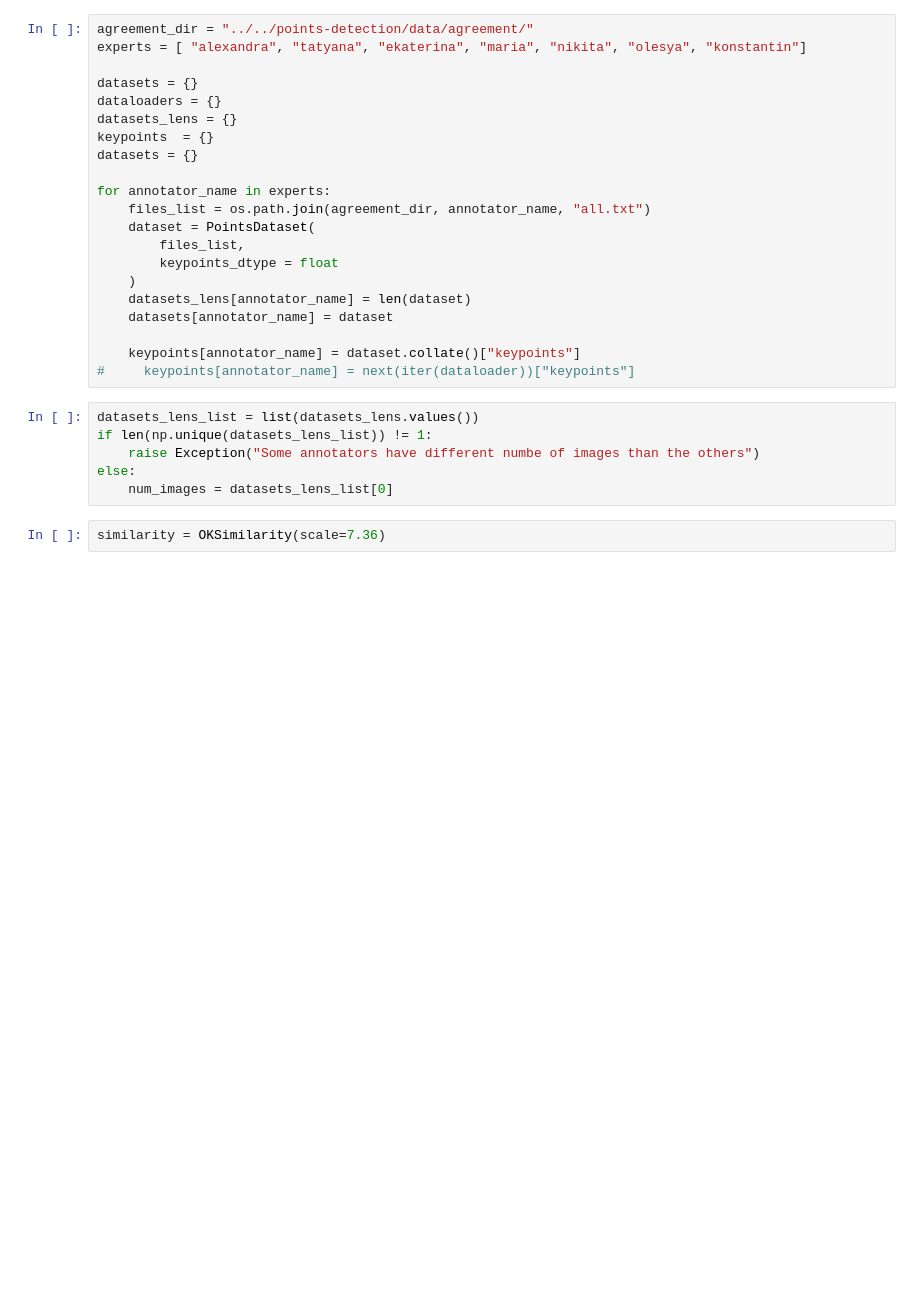
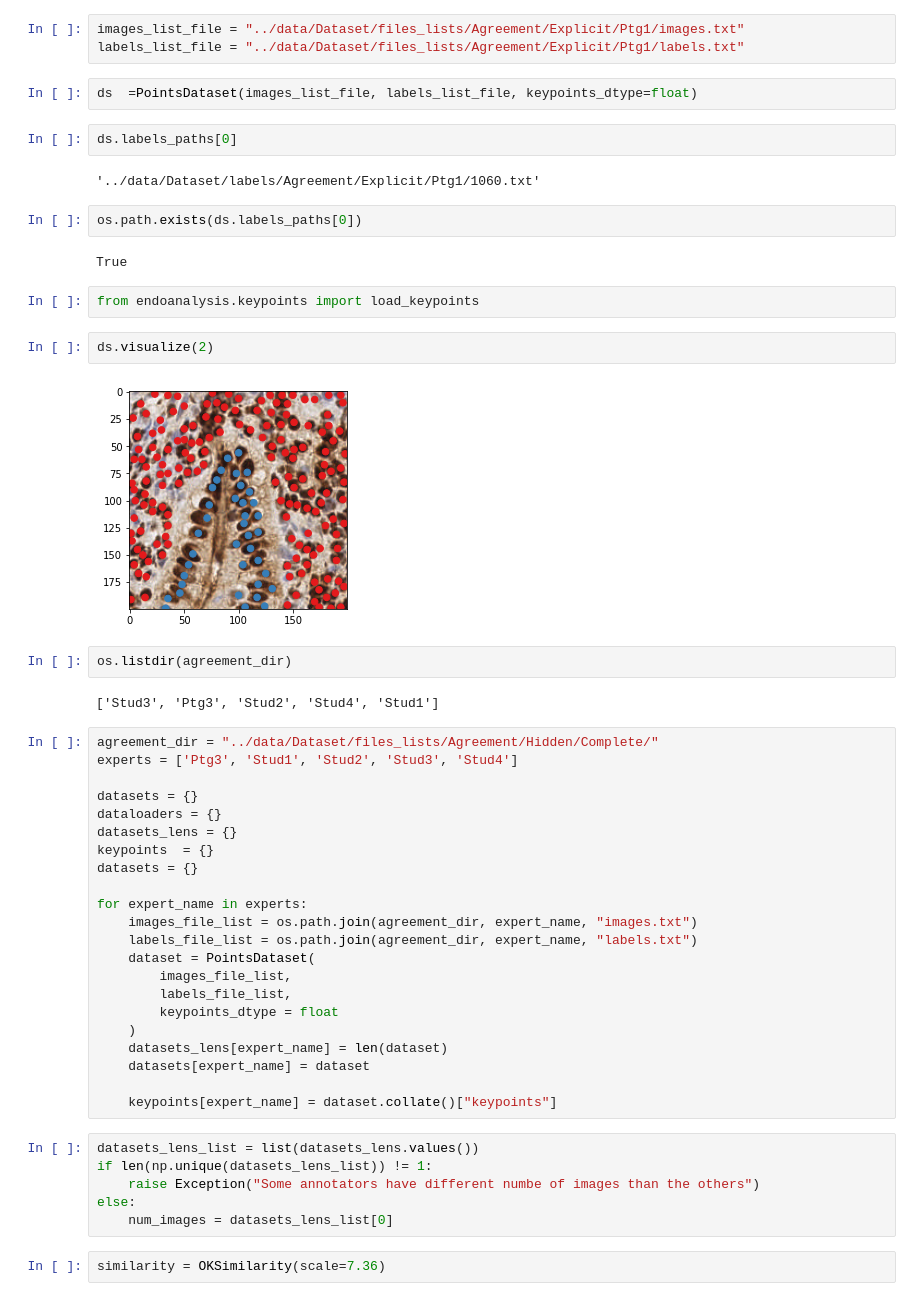
Before and after one commit to ispras/endometrium-dataset-analysis, a Jupyter notebook: notebooks/agreement.ipynb, the cells around one changed output. Saved outputs shown, nothing was run; the diff lists cells and outputs as text; blank space fills up the shorter version.

```diff
--- a/notebooks/agreement.ipynb
+++ b/notebooks/agreement.ipynb
@@ -10,6 +13,29 @@ from endoanalysis.agreement import OKSimilarity, compose_batch_relaibility_matri
+# %%
+images_list_file = "../data/Dataset/files_lists/Agreement/Explicit/Ptg1/images.txt"
+labels_list_file = "../data/Dataset/files_lists/Agreement/Explicit/Ptg1/labels.txt"
+# %%
+ds  =PointsDataset(images_list_file, labels_list_file, keypoints_dtype=float)
+# %%
+ds.labels_paths[0]
+# %% [output]
+'../data/Dataset/labels/Agreement/Explicit/Ptg1/1060.txt'
+# %%
+os.path.exists(ds.labels_paths[0])
+# %% [output]
+True
+# %%
+from endoanalysis.keypoints import load_keypoints
+# %%
+ds.visualize(2)
+# %% [output]
+[figure, added]
+# %%
+os.listdir(agreement_dir)
+# %% [output]
+['Stud3', 'Ptg3', 'Stud2', 'Stud4', 'Stud1']
 # %%
-agreement_dir = "../../points-detection/data/agreement/"
-experts = [ "alexandra", "tatyana", "ekaterina", "maria", "nikita", "olesya", "konstantin"]
+agreement_dir = "../data/Dataset/files_lists/Agreement/Hidden/Complete/"
+experts = ['Ptg3', 'Stud1', 'Stud2', 'Stud3', 'Stud4']
 
 datasets = {}
 dataloaders = {}
@@ -17,17 +43,18 @@ datasets_lens = {}
 keypoints  = {}
 datasets = {}
 
-for annotator_name in experts:
-    files_list = os.path.join(agreement_dir, annotator_name, "all.txt")
+for expert_name in experts:
+    images_file_list = os.path.join(agreement_dir, expert_name, "images.txt")
+    labels_file_list = os.path.join(agreement_dir, expert_name, "labels.txt")
     dataset = PointsDataset(
-        files_list,
+        images_file_list,
+        labels_file_list,
         keypoints_dtype = float
     )
-    datasets_lens[annotator_name] = len(dataset)
-    datasets[annotator_name] = dataset
+    datasets_lens[expert_name] = len(dataset)
+    datasets[expert_name] = dataset
 
-    keypoints[annotator_name] = dataset.collate()["keypoints"]
-#     keypoints[annotator_name] = next(iter(dataloader))["keypoints"]
+    keypoints[expert_name] = dataset.collate()["keypoints"]
 # %%
 datasets_lens_list = list(datasets_lens.values())
 if len(np.unique(datasets_lens_list)) != 1:
```
Also changed, not shown: parts of 13 cells of this notebook, 5 other files.
